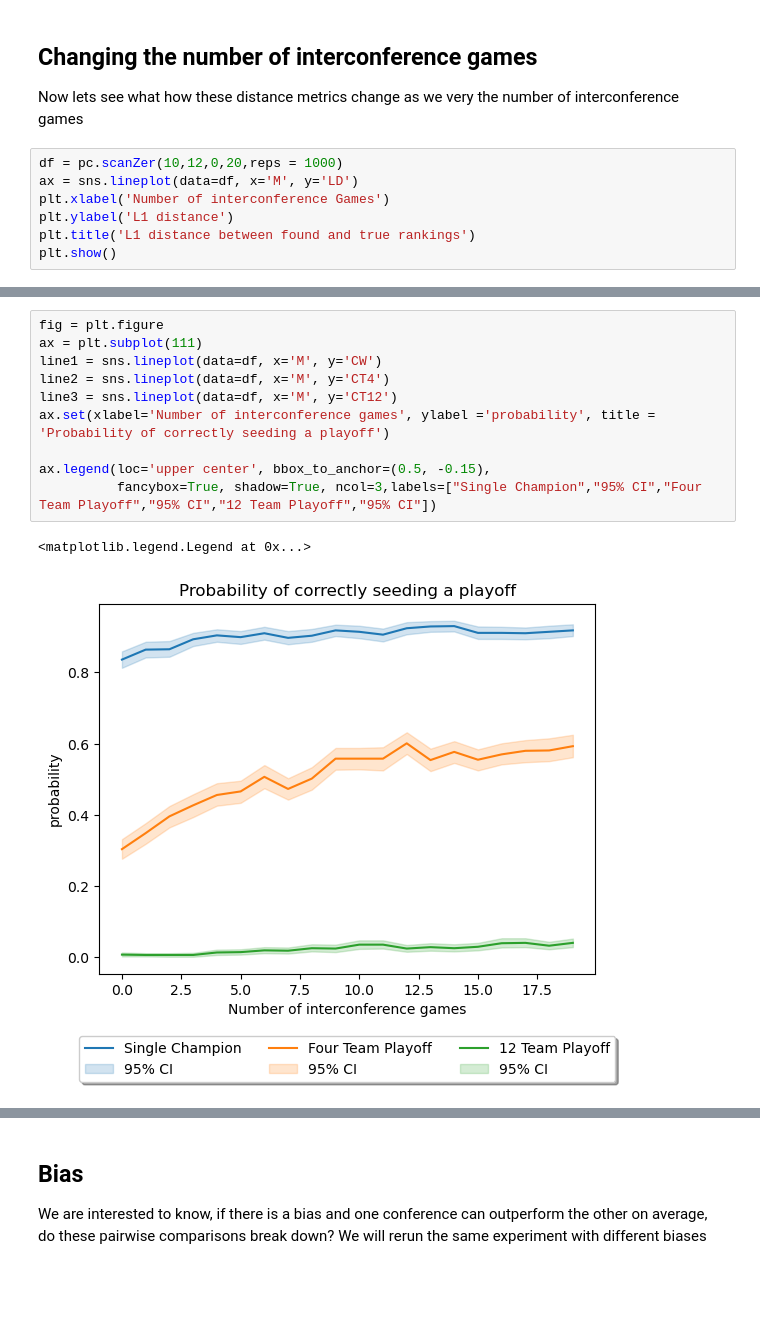
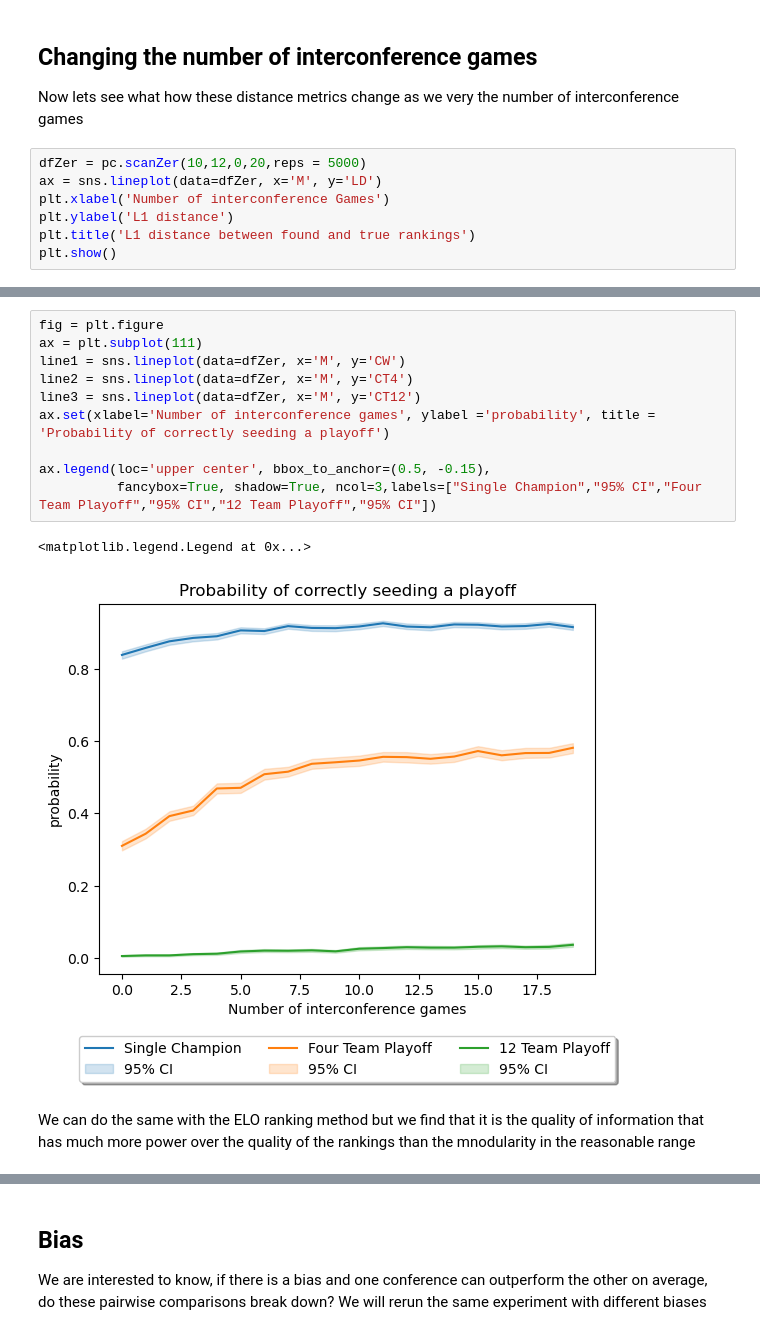
Before and after one commit to jmcalis/InterconferencePlay, a Jupyter notebook: Demo.ipynb, the cells around one changed output, grey strips where cells are left out. Drawn from its saved outputs; the diff is of its cells as text; blank space fills up the shorter version.

Commit message:
Added code to deal with emperical Zermelo rankings. New main notebook is ModularityInCFB.ipynb

```diff
--- a/Demo.ipynb
+++ b/Demo.ipynb
@@ -110,8 +112,8 @@ False
 
 Now lets see what how these distance metrics change as we very the number of interconference games
 # %%
-df = pc.scanZer(10,12,0,20,reps = 1000)
-ax = sns.lineplot(data=df, x='M', y='LD')
+dfZer = pc.scanZer(10,12,0,20,reps = 5000)
+ax = sns.lineplot(data=dfZer, x='M', y='LD')
 plt.xlabel('Number of interconference Games')
 plt.ylabel('L1 distance')
 plt.title('L1 distance between found and true rankings')
@@ -121,13 +123,15 @@ plt.show()
 # %%
 fig = plt.figure
 ax = plt.subplot(111)
-line1 = sns.lineplot(data=df, x='M', y='CW')
-line2 = sns.lineplot(data=df, x='M', y='CT4')
-line3 = sns.lineplot(data=df, x='M', y='CT12')
+line1 = sns.lineplot(data=dfZer, x='M', y='CW')
+line2 = sns.lineplot(data=dfZer, x='M', y='CT4')
+line3 = sns.lineplot(data=dfZer, x='M', y='CT12')
 ax.set(xlabel='Number of interconference games', ylabel ='probability', title = 'Probability of correctly seeding a playoff')
 
 ax.legend(loc='upper center', bbox_to_anchor=(0.5, -0.15),
           fancybox=True, shadow=True, ncol=3,labels=["Single Champion","95% CI","Four Team Playoff","95% CI","12 Team Playoff","95% CI"])
 # %% [output]
 <matplotlib.legend.Legend at 0x...>
-[figure, old version]
+[figure, new version]
+# %% [markdown]
+We can do the same with the ELO ranking method but we find that it is the quality of information that has much more power over the quality of the rankings than the mnodularity in the reasonable range
```
Also changed, not shown: parts of 24 cells of this notebook, 36 other files.
